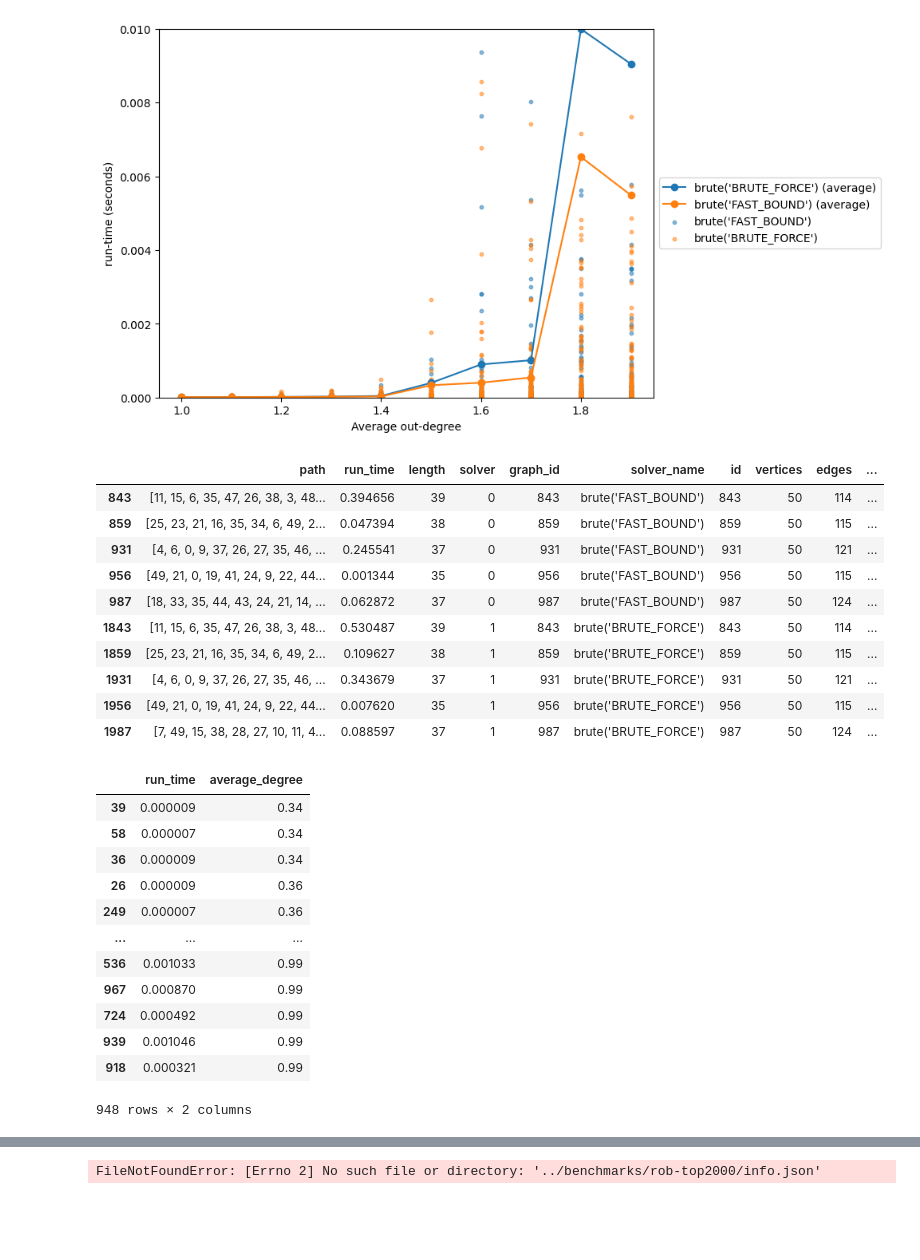
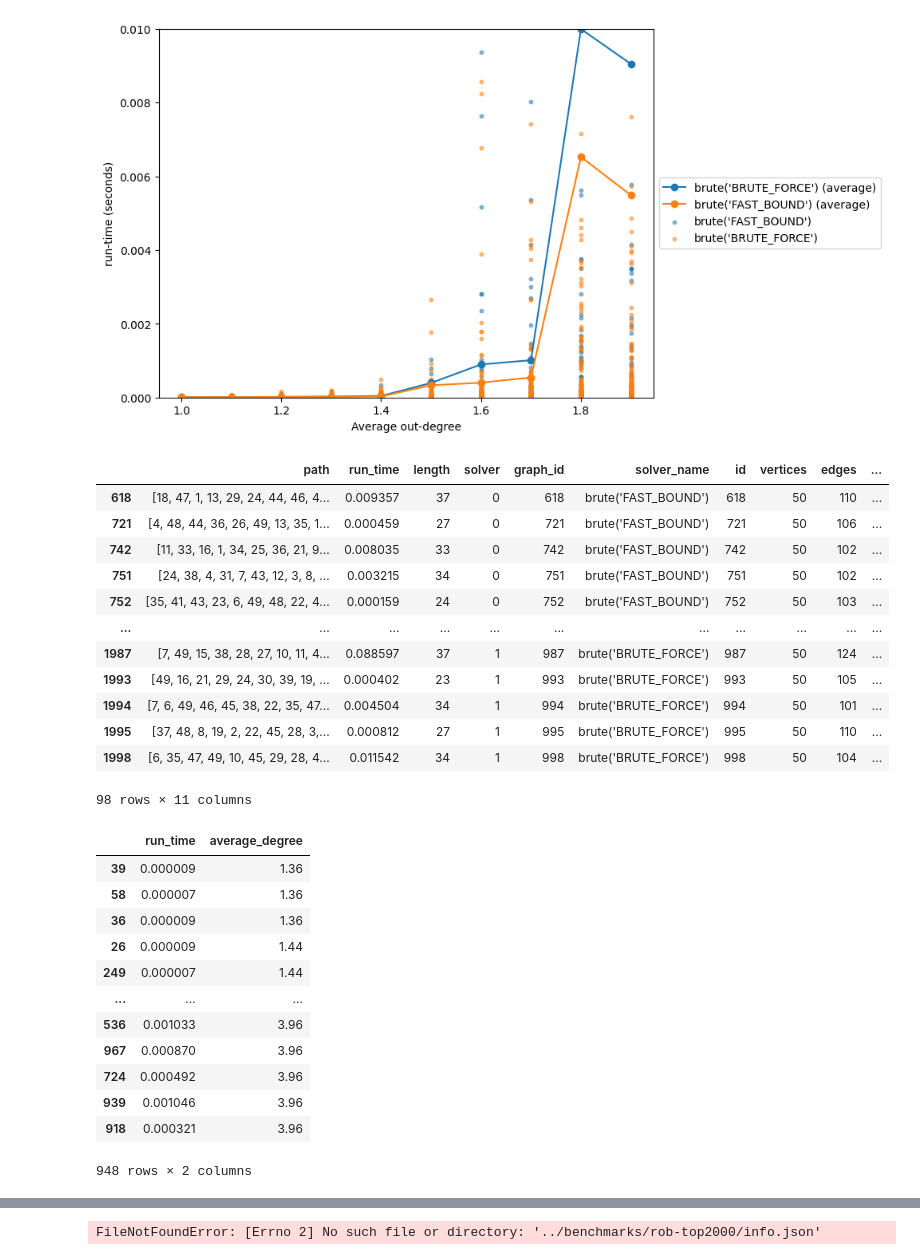
Before and after one commit to blinkybool/LongestPath, a Jupyter notebook: notebooks/benchmarking_average_degree.ipynb, the cells around one changed output, grey strips where cells are left out. Saved outputs shown, nothing was run; the diff lists cells and outputs as text; code cells hidden in the pictures; blank space fills up the shorter version.

```diff
--- a/notebooks/benchmarking.ipynb
+++ b/notebooks/benchmarking_average_degree.ipynb
@@ -37,6 +34,8 @@ benchmark = new_random_benchmark(params_list, solvers=[
 benchmark.benchmark_path
 # %% [output]
 '../benchmarks/test(5)'
+# %%
+benchmark = Benchmark.load("../benchmarks/test(5)")
 # %%
 benchmark.run(retryFailures=False, timeout=10)
 # %% [output]
@@ -71,7 +70,7 @@ df["solver_name"] = df["solver"].apply(lambda i: solver_names[i])
 # df["average_degree"] = df["graph_id"].apply(lambda id: graph_infos[id]['average_degree'])
 # %%
 graph_data = pd.DataFrame([{"id" : id, "vertices": graph.vertices, "edges": len(graph.edges)} for id, graph in benchmark.graphs])
-graph_data["average_degree"] = graph_data["edges"] / (2 * graph_data["vertices"])
+graph_data["average_degree"] = 2 * graph_data["edges"] / graph_data["vertices"]
 graph_data["specified_average_degree"] = graph_data["id"].apply(lambda id: graph_infos[id]['average_degree'])
 
 graph_data[["average_degree", "specified_average_degree"]].plot.scatter(x="average_degree", y="specified_average_degree")
@@ -136,35 +135,37 @@ plt.savefig(os.path.join(benchmark.benchmark_path, "plot.png"), dpi=400, bbox_in
 # %% [output]
 [figure]
 # %%
-df[df["average_degree"] > 1.1]
+df[df["average_degree"] > 4]
 # %% [output]
 |  | path | run_time | length | solver | graph_id | solver_name | id | vertices | edges | ... |
-| 843 | [11, 15, 6, 35, 47, 26, 38, 3, 48... | 0.394656 | 39 | 0 | 843 | brute('FAST_BOUND') | 843 | 50 | 114 | ... |
-| 859 | [25, 23, 21, 16, 35, 34, 6, 49, 2... | 0.047394 | 38 | 0 | 859 | brute('FAST_BOUND') | 859 | 50 | 115 | ... |
-| 931 | [4, 6, 0, 9, 37, 26, 27, 35, 46, ... | 0.245541 | 37 | 0 | 931 | brute('FAST_BOUND') | 931 | 50 | 121 | ... |
-| 956 | [49, 21, 0, 19, 41, 24, 9, 22, 44... | 0.001344 | 35 | 0 | 956 | brute('FAST_BOUND') | 956 | 50 | 115 | ... |
-| 987 | [18, 33, 35, 44, 43, 24, 21, 14, ... | 0.062872 | 37 | 0 | 987 | brute('FAST_BOUND') | 987 | 50 | 124 | ... |
-| 1843 | [11, 15, 6, 35, 47, 26, 38, 3, 48... | 0.530487 | 39 | 1 | 843 | brute('BRUTE_FORCE') | 843 | 50 | 114 | ... |
-| 1859 | [25, 23, 21, 16, 35, 34, 6, 49, 2... | 0.109627 | 38 | 1 | 859 | brute('BRUTE_FORCE') | 859 | 50 | 115 | ... |
-| 1931 | [4, 6, 0, 9, 37, 26, 27, 35, 46, ... | 0.343679 | 37 | 1 | 931 | brute('BRUTE_FORCE') | 931 | 50 | 121 | ... |
-| 1956 | [49, 21, 0, 19, 41, 24, 9, 22, 44... | 0.007620 | 35 | 1 | 956 | brute('BRUTE_FORCE') | 956 | 50 | 115 | ... |
+| 618 | [18, 47, 1, 13, 29, 24, 44, 46, 4... | 0.009357 | 37 | 0 | 618 | brute('FAST_BOUND') | 618 | 50 | 110 | ... |
+| 721 | [4, 48, 44, 36, 26, 49, 13, 35, 1... | 0.000459 | 27 | 0 | 721 | brute('FAST_BOUND') | 721 | 50 | 106 | ... |
+| 742 | [11, 33, 16, 1, 34, 25, 36, 21, 9... | 0.008035 | 33 | 0 | 742 | brute('FAST_BOUND') | 742 | 50 | 102 | ... |
+| 751 | [24, 38, 4, 31, 7, 43, 12, 3, 8, ... | 0.003215 | 34 | 0 | 751 | brute('FAST_BOUND') | 751 | 50 | 102 | ... |
+| 752 | [35, 41, 43, 23, 6, 49, 48, 22, 4... | 0.000159 | 24 | 0 | 752 | brute('FAST_BOUND') | 752 | 50 | 103 | ... |
+| ... | ... | ... | ... | ... | ... | ... | ... | ... | ... | ... |
 | 1987 | [7, 49, 15, 38, 28, 27, 10, 11, 4... | 0.088597 | 37 | 1 | 987 | brute('BRUTE_FORCE') | 987 | 50 | 124 | ... |
+| 1993 | [49, 16, 21, 29, 24, 30, 39, 19, ... | 0.000402 | 23 | 1 | 993 | brute('BRUTE_FORCE') | 993 | 50 | 105 | ... |
+| 1994 | [7, 6, 49, 46, 45, 38, 22, 35, 47... | 0.004504 | 34 | 1 | 994 | brute('BRUTE_FORCE') | 994 | 50 | 101 | ... |
+| 1995 | [37, 48, 8, 19, 2, 22, 45, 28, 3,... | 0.000812 | 27 | 1 | 995 | brute('BRUTE_FORCE') | 995 | 50 | 110 | ... |
+| 1998 | [6, 35, 47, 49, 10, 45, 29, 28, 4... | 0.011542 | 34 | 1 | 998 | brute('BRUTE_FORCE') | 998 | 50 | 104 | ... |
+98 rows × 11 columns
 # %%
-to_plot2 = df[df["average_degree"] < 1.1].groupby("solver").get_group(0)[["run_time", "average_degree"]].sort_values(by="average_degree")
+to_plot2 = df[df["average_degree"] < 4].groupby("solver").get_group(0)[["run_time", "average_degree"]].sort_values(by="average_degree")
 to_plot2
 # %% [output]
 |  | run_time | average_degree |
-| 39 | 0.000009 | 0.34 |
-| 58 | 0.000007 | 0.34 |
-| 36 | 0.000009 | 0.34 |
-| 26 | 0.000009 | 0.36 |
-| 249 | 0.000007 | 0.36 |
+| 39 | 0.000009 | 1.36 |
+| 58 | 0.000007 | 1.36 |
+| 36 | 0.000009 | 1.36 |
+| 26 | 0.000009 | 1.44 |
+| 249 | 0.000007 | 1.44 |
 | ... | ... | ... |
-| 536 | 0.001033 | 0.99 |
-| 967 | 0.000870 | 0.99 |
-| 724 | 0.000492 | 0.99 |
-| 939 | 0.001046 | 0.99 |
-| 918 | 0.000321 | 0.99 |
+| 536 | 0.001033 | 3.96 |
+| 967 | 0.000870 | 3.96 |
+| 724 | 0.000492 | 3.96 |
+| 939 | 0.001046 | 3.96 |
+| 918 | 0.000321 | 3.96 |
 948 rows × 2 columns
 # %%
 to_plot2.plot(x="average_degree", y="run_time")
```
Also changed, not shown: parts of 6 cells of this notebook, 3 other files.
